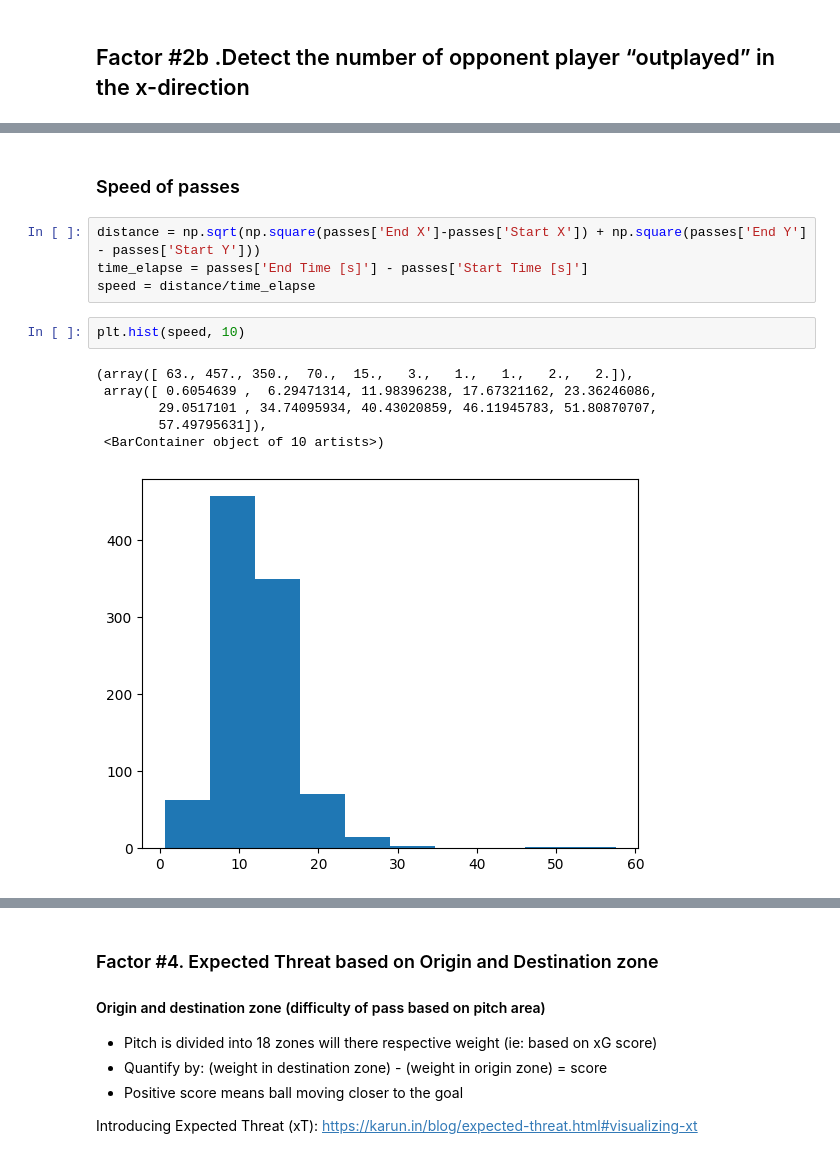
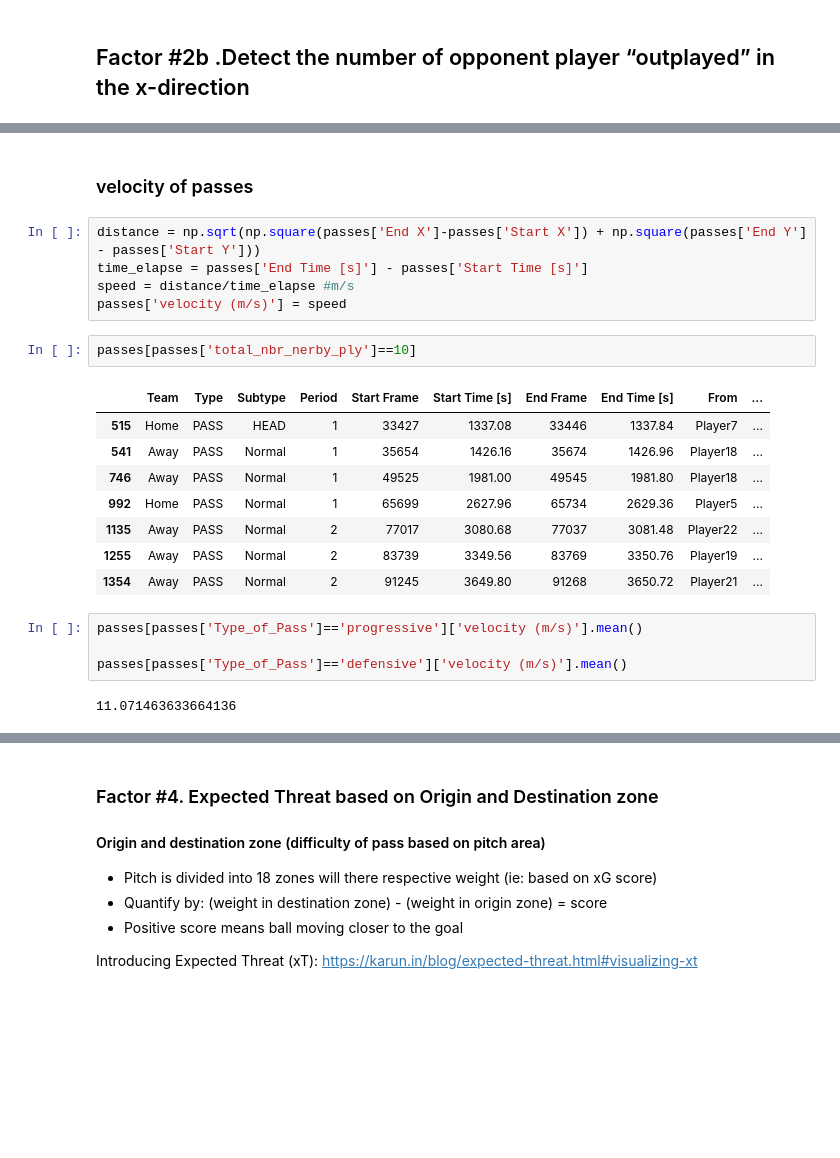
Before and after one commit to mLiang99/impact_factor_soccer_passes, a Jupyter notebook: Impact Factor Soccer Passes_v2.ipynb, the cells around one changed output, grey strips where cells are left out. Saved outputs shown, nothing was run; the diff lists cells and outputs as text; blank space fills up the shorter version.

```diff
--- a/Impact Factor Soccer Passes_v2.ipynb
+++ b/Impact Factor Soccer Passes_v2.ipynb
@@ -510,19 +353,28 @@ master = matrix_home[['Pass_loc', 'count']].append(matrix_away[['Pass_loc', 'cou
 #merge results to passes dataframe
 passes['nbr_crossed_ply'] = master.sort_values("Pass_loc")['count'].values
 # %% [markdown]
-### Speed of passes
+### velocity of passes
 # %%
 distance = np.sqrt(np.square(passes['End X']-passes['Start X']) + np.square(passes['End Y'] - passes['Start Y']))
 time_elapse = passes['End Time [s]'] - passes['Start Time [s]']
-speed = distance/time_elapse
+speed = distance/time_elapse #m/s
+passes['velocity (m/s)'] = speed
-# %%
-plt.hist(speed, 10)
-# %% [output]
-(array([ 63., 457., 350.,  70.,  15.,   3.,   1.,   1.,   2.,   2.]),
- array([ 0.6054639 ,  6.29471314, 11.98396238, 17.67321162, 23.36246086,
-        29.0517101 , 34.74095934, 40.43020859, 46.11945783, 51.80870707,
-        57.49795631]),
- <BarContainer object of 10 artists>)
-[figure, removed]
+# %%
+passes[passes['total_nbr_nerby_ply']==10]
+# %% [output]
+|  | Team | Type | Subtype | Period | Start Frame | Start Time [s] | End Frame | End Time [s] | From | ... |
+| 515 | Home | PASS | HEAD | 1 | 33427 | 1337.08 | 33446 | 1337.84 | Player7 | ... |
+| 541 | Away | PASS | Normal | 1 | 35654 | 1426.16 | 35674 | 1426.96 | Player18 | ... |
+| 746 | Away | PASS | Normal | 1 | 49525 | 1981.00 | 49545 | 1981.80 | Player18 | ... |
+| 992 | Home | PASS | Normal | 1 | 65699 | 2627.96 | 65734 | 2629.36 | Player5 | ... |
+| 1135 | Away | PASS | Normal | 2 | 77017 | 3080.68 | 77037 | 3081.48 | Player22 | ... |
+| 1255 | Away | PASS | Normal | 2 | 83739 | 3349.56 | 83769 | 3350.76 | Player19 | ... |
+| 1354 | Away | PASS | Normal | 2 | 91245 | 3649.80 | 91268 | 3650.72 | Player21 | ... |
+# %%
+passes[passes['Type_of_Pass']=='progressive']['velocity (m/s)'].mean()
+
+passes[passes['Type_of_Pass']=='defensive']['velocity (m/s)'].mean()
+# %% [output]
+11.071463633664136
 # %%
 # We can also plot a single pass and all the positions of each team
```
Also changed, not shown: parts of 31 cells of this notebook.
